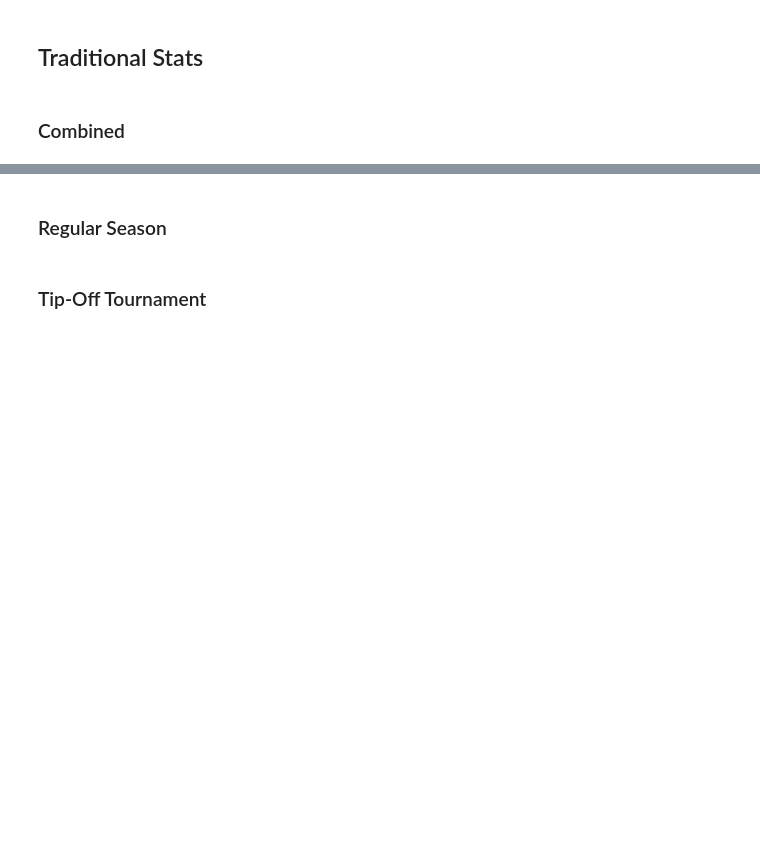
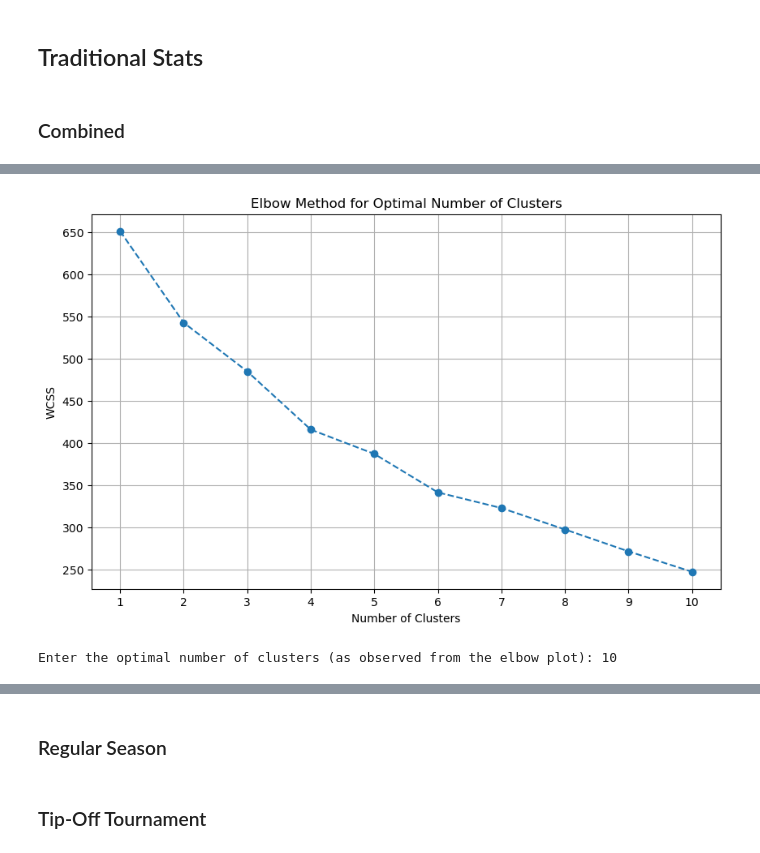
Before and after one commit to FHaddad99/Raptors_905, a Jupyter notebook: Raptors 905 Stats.ipynb, the cells around one changed output, grey strips where cells are left out. Saved outputs shown, nothing was run; the diff lists cells and outputs as text; code cells hidden in the pictures; blank space fills up the shorter version.

```diff
--- a/Raptors 905 Stats.ipynb
+++ b/Raptors 905 Stats.ipynb
@@ -77,7 +77,7 @@ team_stats = team_stats.drop(columns=[col for col in columns_to_drop if col in t
 numeric_cols = team_stats.select_dtypes(include=['number']).columns
 
 # Calculate ranks and append ranks to numeric columns for display
-invert_cols = ['BLKA', 'PF']  # PF will be descending, all others ascending
+invert_cols = ['TOV', 'BLKA', 'PF']  # PF will be descending, all others ascending
 df_with_ranks = team_stats.copy()
 ranks_data = {}
 
@@ -118,0 +939,78 @@ styled_df
+# %%
+import os
+import warnings
+from sklearn.cluster import KMeans
+from sklearn.preprocessing import StandardScaler
+from threadpoolctl import threadpool_limits
+import matplotlib.pyplot as plt
+import numpy as np
+
+# Suppress MKL-related warning
+warnings.filterwarnings("ignore", message="KMeans is known to have a memory leak", category=UserWarning)
+
+# Set environment variable for MKL threads (optional, but may help)
+os.environ["OMP_NUM_THREADS"] = "1"
+
+# Example Data: Replace this with your own DataFrame
+ranked_data = pd.DataFrame(ranks_data)  # Uncomment when ranks_data is defined
+
+# Standardize the data (important for K-Means)
+scaler = StandardScaler()
+scaled_data = scaler.fit_transform(ranked_data)
+
+# Use the elbow method to find the optimal number of clusters
+wcss = []  # Within-Cluster Sum of Squares
+max_clusters = 10  # Define the maximum number of clusters to test
+for i in range(1, max_clusters + 1):
+    with threadpool_limits(limits=1, user_api='blas'):  # Limit MKL threads
+        kmeans = KMeans(n_clusters=i, random_state=42, n_init=10)
+        kmeans.fit(scaled_data)
+        wcss.append(kmeans.inertia_)  # Inertia is the WCSS for K-Means
+
+# Plot the elbow graph
+plt.figure(figsize=(10, 6))
+plt.plot(range(1, max_clusters + 1), wcss, marker='o', linestyle='--')
+plt.title('Elbow Method for Optimal Number of Clusters')
+plt.xlabel('Number of Clusters')
+plt.ylabel('WCSS')
+plt.xticks(range(1, max_clusters + 1))
+plt.grid()
+plt.show()
+
+# From the elbow plot, determine the optimal number of clusters
+optimal_clusters = int(input("Enter the optimal number of clusters (as observed from the elbow plot): "))
+
+# Apply K-Means clustering with the optimal number of clusters
+with threadpool_limits(limits=1, user_api='blas'):  # Limit MKL threads
+    kmeans = KMeans(n_clusters=optimal_clusters, random_state=42, n_init=10)
+    cluster_labels = kmeans.fit_predict(scaled_data)
+
+# Add cluster labels to the original DataFrame
+df_with_ranks['Cluster'] = cluster_labels
+
+from IPython.display import display
+
+# Display the clustered DataFrame as a formatted table
+display(df_with_ranks)
+
+# Optional: Visualize the clusters (2D using PCA if there are many dimensions)
+from sklearn.decomposition import PCA
+
+# Reduce dimensions to 2D for visualization
+pca = PCA(n_components=2)
+reduced_data = pca.fit_transform(scaled_data)
+
+# Plot the clusters
+plt.figure(figsize=(10, 6))
+for cluster in np.unique(cluster_labels):
+    cluster_points = reduced_data[cluster_labels == cluster]
+    plt.scatter(cluster_points[:, 0], cluster_points[:, 1], label=f"Cluster {cluster}", s=100)
+plt.title('Cluster Visualization')
+plt.xlabel('PCA Component 1')
+plt.ylabel('PCA Component 2')
+plt.legend()
+plt.grid()
+plt.show()
+# %% [output]
+[figure, added]
+Enter the optimal number of clusters (as observed from the elbow plot): 10
```
Also changed, not shown: parts of 13 cells of this notebook.
